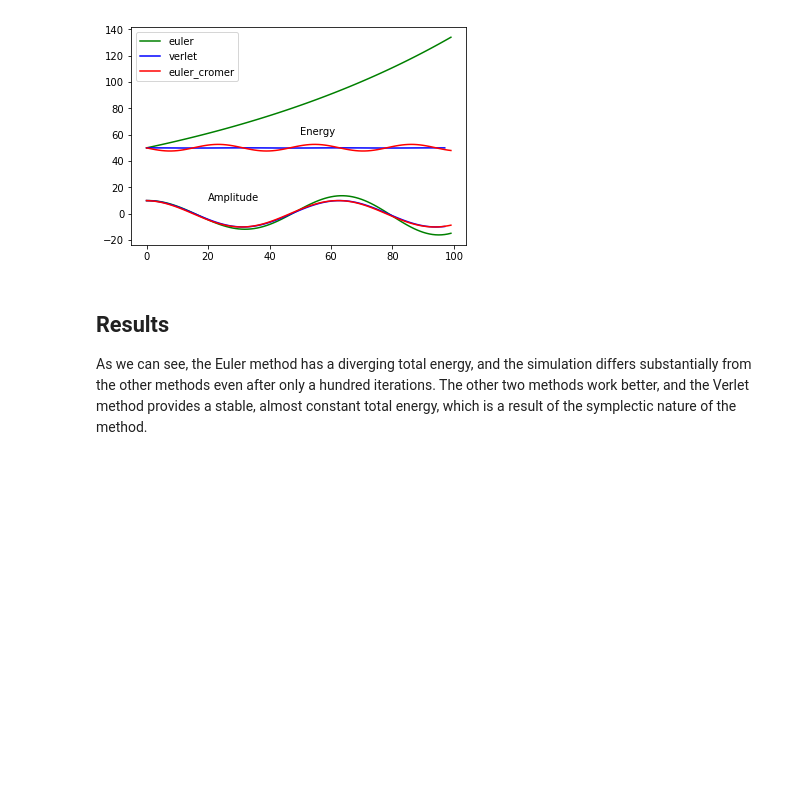
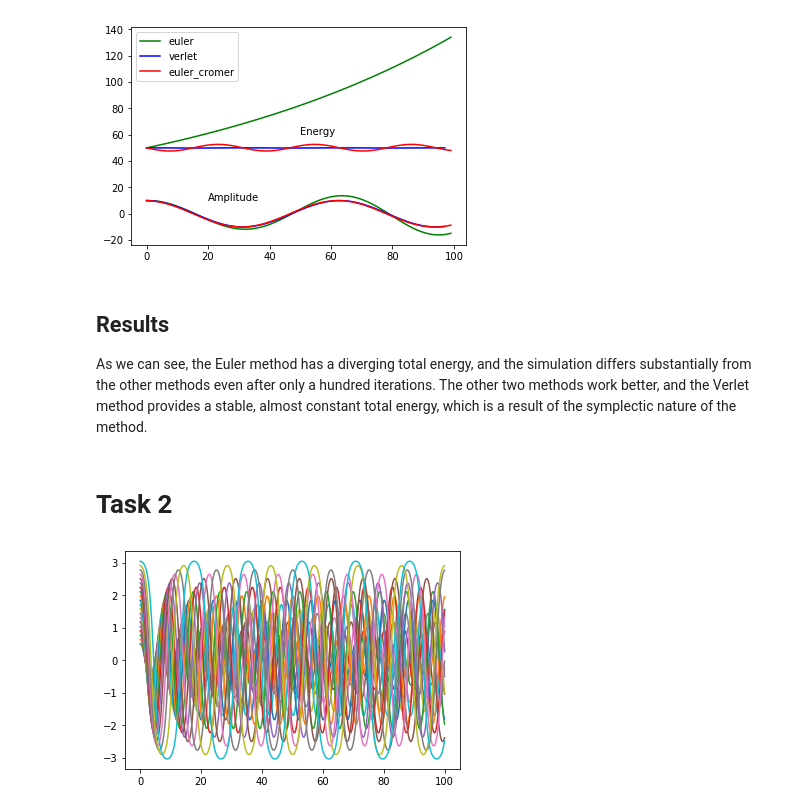
Before and after one commit to solinuck/computational-physics, a Jupyter notebook: exercise2/Exercise2.ipynb, the cells around one changed output. Drawn from its saved outputs; the diff is of its cells as text; code cells hidden in the pictures; blank space fills up the shorter version.

```diff
--- a/exercise2/Exercise2.ipynb
+++ b/exercise2/Exercise2.ipynb
@@ -78,3 +80,5 @@ plt.close()
 ## Results
 As we can see, the Euler method has a diverging total energy, and the simulation differs substantially from the other methods even after only a hundred iterations.
 The other two methods work better, and the Verlet method provides a stable, almost constant total energy, which is a result of the symplectic nature of the method.
+# %% [markdown]
+# Task 2
@@ -80,0 +90,43 @@ The other two methods work better, and the Verlet method provides a stable, almo
+# %%
+def get_T(x, tau):
+    x_maxs = argrelextrema(x, np.greater)[0]
+    Ts = [x[0]]
+    for i in range(len(x_maxs) - 1):
+        Ts.append(tau * (x_maxs[i + 1] - x_maxs[i]))
+
+    return np.mean(Ts)
+# %%
+def pendulum(time_steps, tau, x0, v0=0, l=1, g=9.81):
+    x = np.zeros(time_steps)
+    x[0] = x0
+
+    v = np.zeros(time_steps)
+    v[0] = v0
+
+    a = np.zeros(time_steps)
+    a0 = -g * np.sin(x0) / l
+    a[0] = a0
+    for i in range(0, time_steps - 1):
+        x[i + 1] = x[i] + tau * v[i] + tau ** 2 * a[i] / 2
+        a[i + 1] = -g * np.sin(x[i + 1]) / l
+        v[i + 1] = v[i] + tau / 2 * (a[i] + a[i + 1])
+
+    T = get_T(x, tau)
+
+    return x, T
+# %%
+time_steps = 10000
+tau = 0.01
+l = 10
+
+x_maxs = np.linspace(0.5, np.pi - 0.1, 20)
+Ts = []
+for x_max in x_maxs:
+    x, T = pendulum(time_steps, tau, x_max, l=l)
+    plt.plot(np.linspace(0, time_steps * tau, time_steps), x)
+    Ts.append(T)
+
+plt.show("ideal_pendulum.png")
+plt.close()
+# %% [output]
+[figure, added]
```
Also changed, not shown: parts of 4 cells of this notebook.
